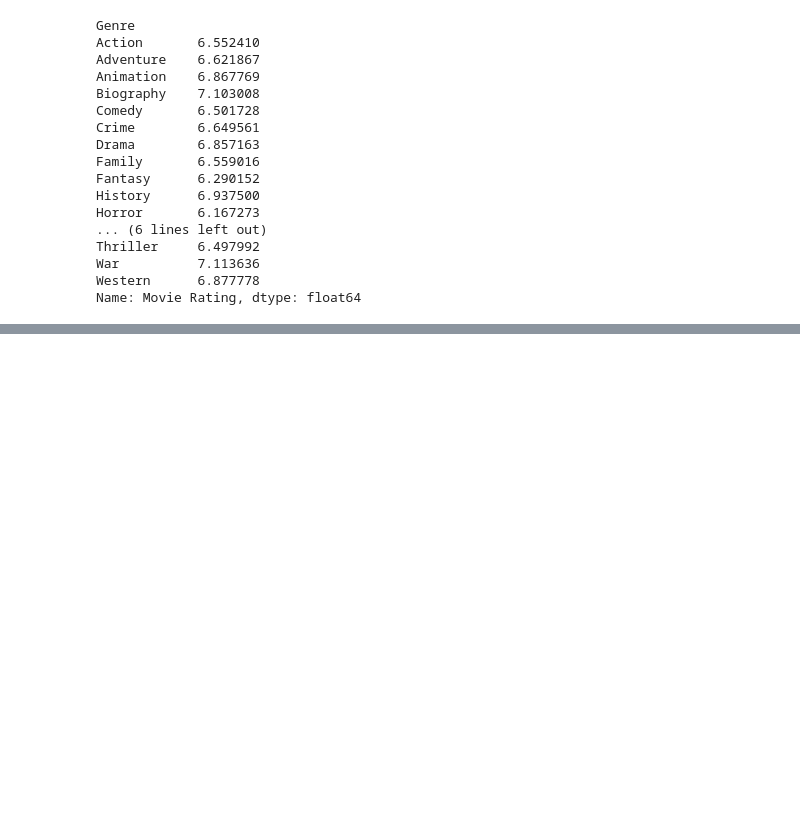
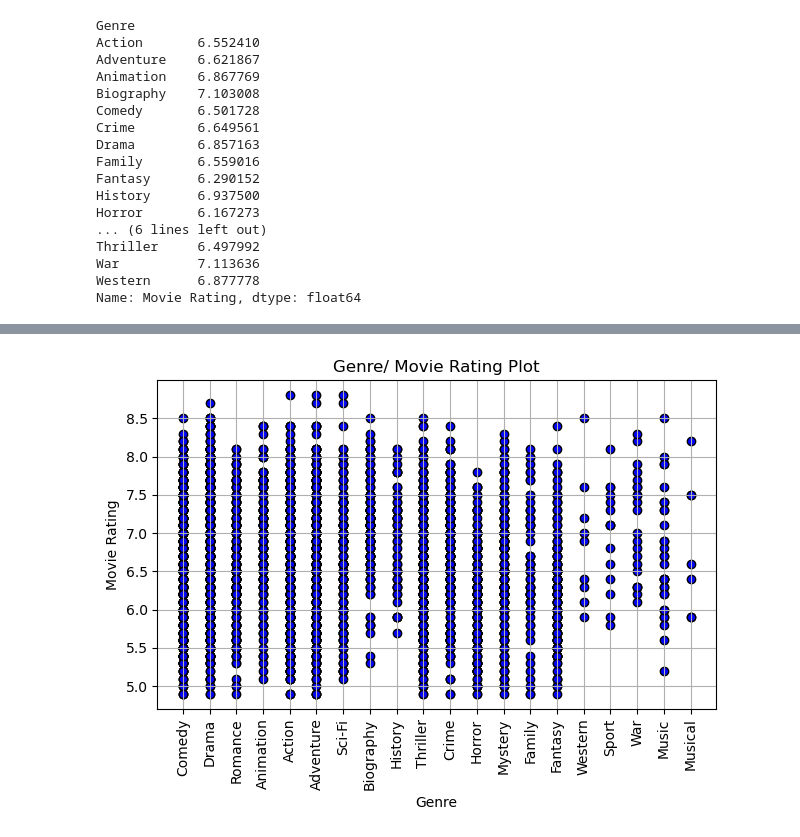
Before and after one commit to rackhamsauer/Project-1, a Jupyter notebook: Micheal playground.ipynb, the cells around one changed output, grey strips where cells are left out. Cells and saved outputs as stored; diff of their text form; code cells hidden in the pictures; blank space fills up the shorter version.

```diff
--- a/Micheal playground.ipynb
+++ b/Micheal playground.ipynb
@@ -227,0 +203,13 @@ AttributeError: Rectangle.set() got an unexpected keyword argument 'rotation'
+# %%
+plt.scatter(split_data["Genre"], split_data["Movie Rating"], marker="o",
+            facecolors="b", edgecolors = "black")
+
+# Incorporate the other graph properties
+plt.xlabel("Genre")
+plt.ylabel("Movie Rating")
+plt.title("Genre/ Movie Rating Plot")
+plt.xticks(rotation=90)
+plt.grid(True)
+plt.tight_layout()
+# %% [output]
+[figure, added]
```
Also changed, not shown: parts of 5 cells of this notebook.
